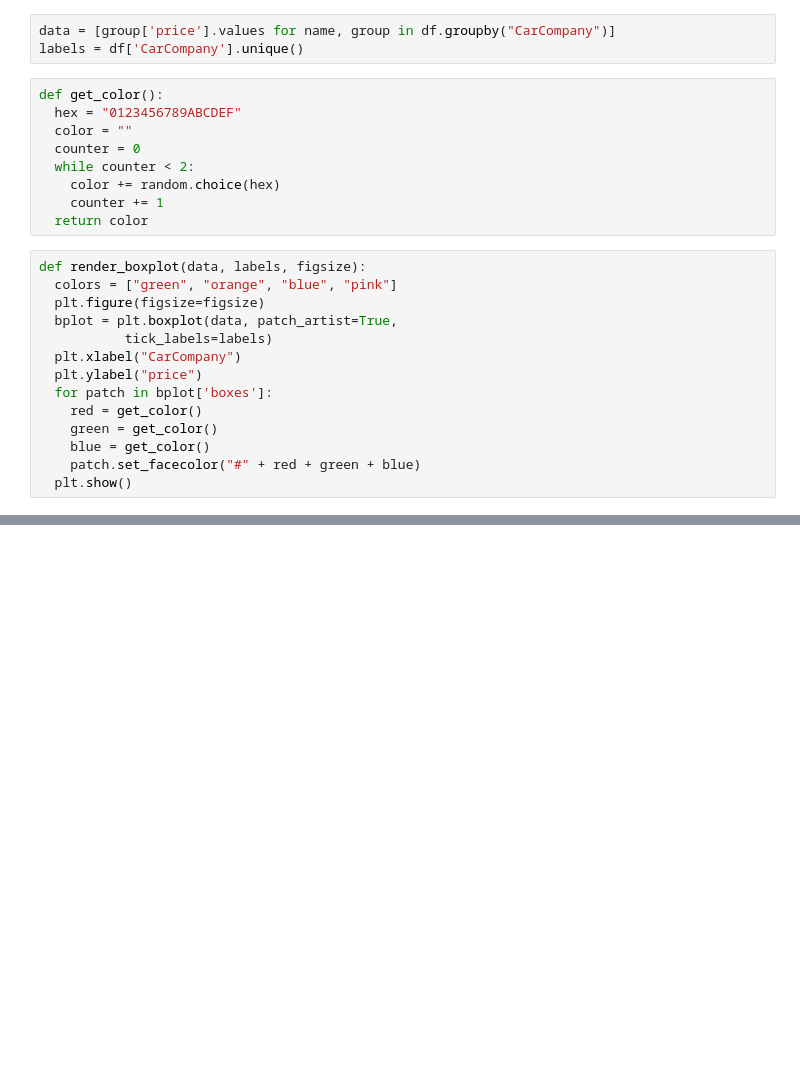
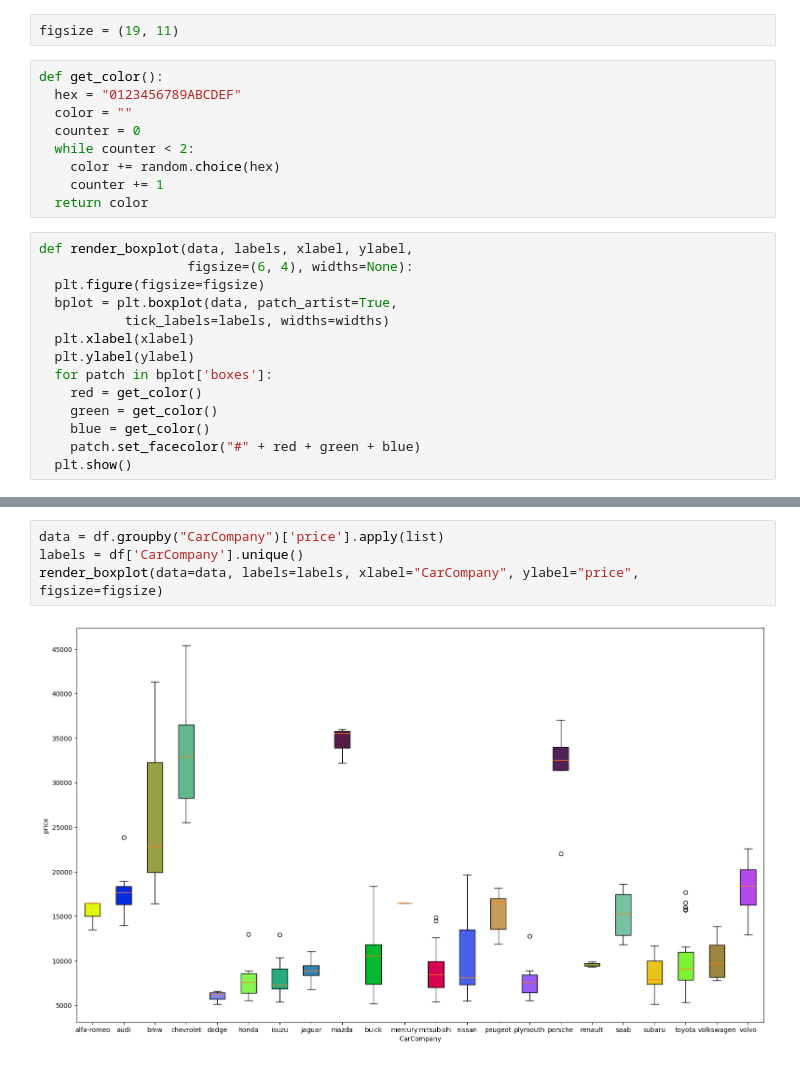
Before and after one commit to finorak/AI-piscine, a Jupyter notebook: module02/ex00/Beginner02.ipynb, the cells around one changed output, grey strips where cells are left out. Cells and saved outputs as stored; diff of their text form; blank space fills up the shorter version.

```diff
--- a/module02/ex00/Beginner02.ipynb
+++ b/module02/ex00/Beginner02.ipynb
@@ -107,9 +107,8 @@ array(['alfa-romeo', 'audi', 'bmw', 'chevrolet', 'dodge', 'honda',
        'isuzu', 'jaguar', 'mazda', 'buick', 'mercury', 'mitsubishi',
        'nissan', 'peugeot', 'plymouth', 'porsche', 'renault', 'saab',
        'subaru', 'toyota', 'volkswagen', 'volvo'], dtype=object)
-# %%
-data = [group['price'].values for name, group in df.groupby("CarCompany")]
-labels = df['CarCompany'].unique()
+# %%
+figsize = (19, 11)
 # %%
 def get_color():
   hex = "0123456789ABCDEF"
@@ -120,13 +119,13 @@ def get_color():
     counter += 1
   return color
 # %%
-def render_boxplot(data, labels, figsize):
-  colors = ["green", "orange", "blue", "pink"]
+def render_boxplot(data, labels, xlabel, ylabel,
+                   figsize=(6, 4), widths=None):
   plt.figure(figsize=figsize)
   bplot = plt.boxplot(data, patch_artist=True,
-           tick_labels=labels)
-  plt.xlabel("CarCompany")
-  plt.ylabel("price")
+           tick_labels=labels, widths=widths)
+  plt.xlabel(xlabel)
+  plt.ylabel(ylabel)
   for patch in bplot['boxes']:
     red = get_color()
     green = get_color()
@@ -151,0 +135,6 @@ df.describe()
+# %%
+data = df.groupby("CarCompany")['price'].apply(list)
+labels = df['CarCompany'].unique()
+render_boxplot(data=data, labels=labels, xlabel="CarCompany", ylabel="price", figsize=figsize)
+# %% [output]
+[figure, added]
```
Also changed, not shown: parts of 7 cells of this notebook.
